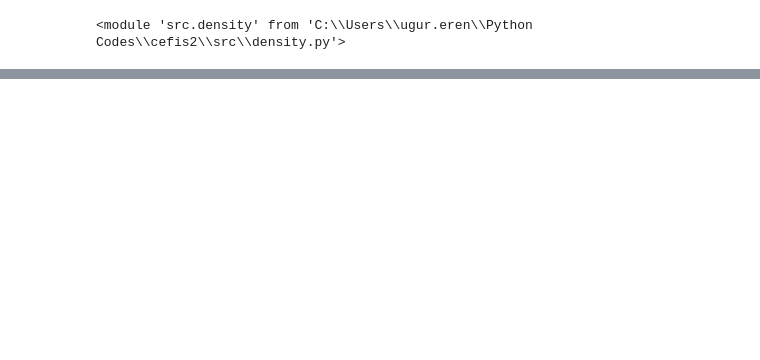
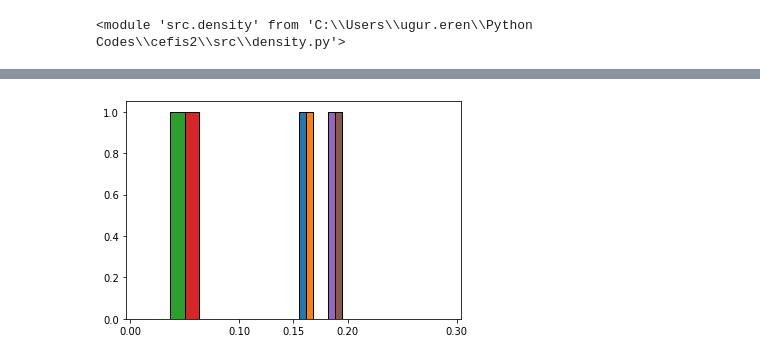
Before and after one commit to birdalugur/cefis2, a Jupyter notebook: Dens.ipynb, the cells around one changed output, grey strips where cells are left out. Saved outputs shown, nothing was run; the diff lists cells and outputs as text; code cells hidden in the pictures; blank space fills up the shorter version.

```diff
--- a/Dens.ipynb
+++ b/Dens.ipynb
@@ -32,2 +23,0 @@ veri
-# %%
-data = veri.loc["18:00:00"]
@@ -78,0 +184,7 @@ den.draw_2d(con_dur2,axis='y')
+# %%
+plt.hist(con_dur.loc[7], bins=bins, edgecolor="k",)
+
+plt.xticks(bins)
+plt.show()
+# %% [output]
+[figure, added]
```
Also changed, not shown: parts of 28 cells of this notebook, 3 other files.
